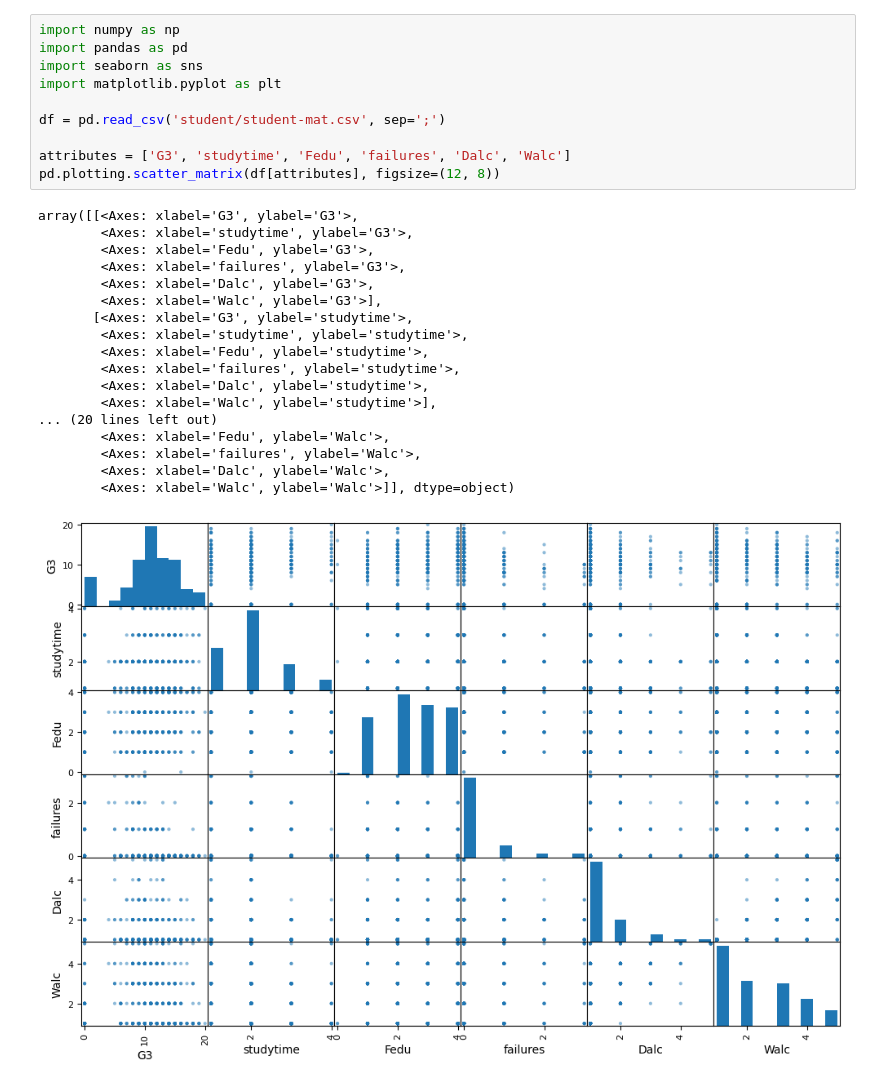
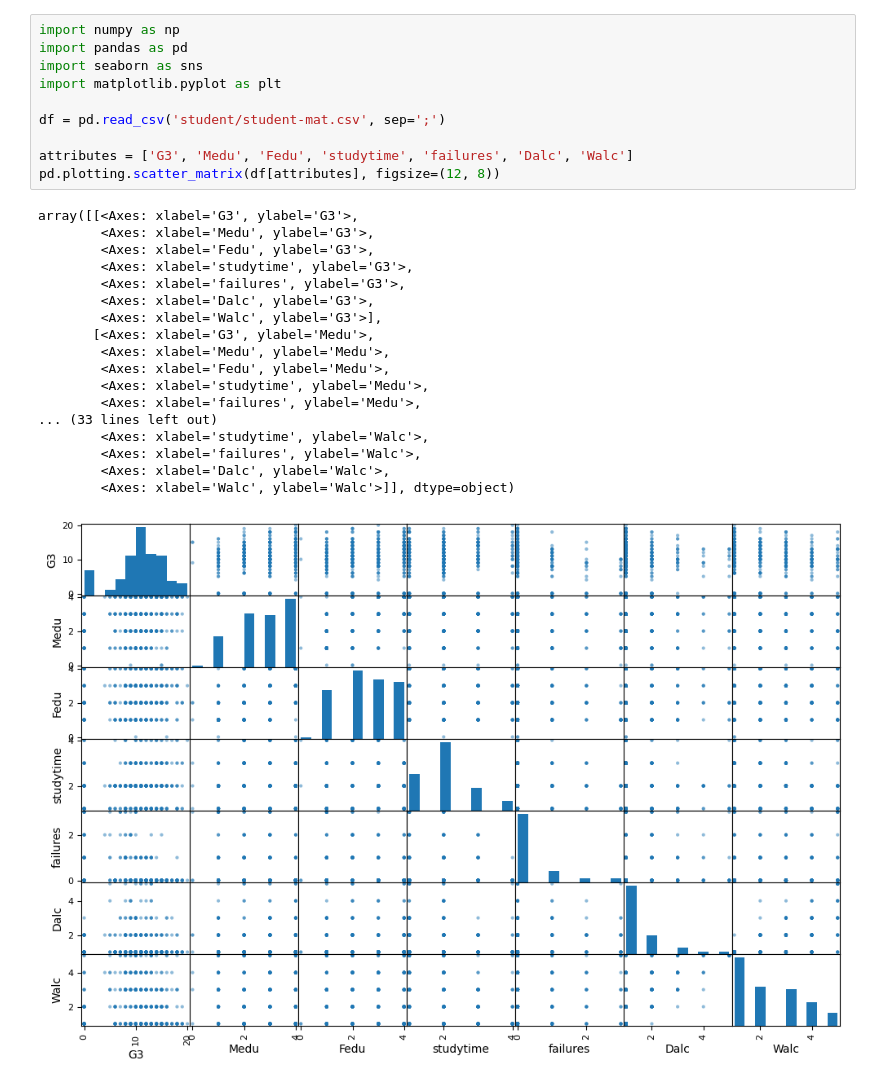
Before and after one commit to Matdrox/grade-predictor, a Jupyter notebook: test.ipynb, the cells around one changed output. Cells and saved outputs as stored; diff of their text form.

```diff
--- a/test.ipynb
+++ b/test.ipynb
@@ -1,32 +1,32 @@
 # %%
 import numpy as np
 import pandas as pd
 import seaborn as sns
 import matplotlib.pyplot as plt
 
 df = pd.read_csv('student/student-mat.csv', sep=';')
 
-attributes = ['G3', 'studytime', 'Fedu', 'failures', 'Dalc', 'Walc']
+attributes = ['G3', 'Medu', 'Fedu', 'studytime', 'failures', 'Dalc', 'Walc']
 pd.plotting.scatter_matrix(df[attributes], figsize=(12, 8))
 # %% [output]
 array([[<Axes: xlabel='G3', ylabel='G3'>,
+        <Axes: xlabel='Medu', ylabel='G3'>,
+        <Axes: xlabel='Fedu', ylabel='G3'>,
         <Axes: xlabel='studytime', ylabel='G3'>,
-        <Axes: xlabel='Fedu', ylabel='G3'>,
         <Axes: xlabel='failures', ylabel='G3'>,
         <Axes: xlabel='Dalc', ylabel='G3'>,
         <Axes: xlabel='Walc', ylabel='G3'>],
-       [<Axes: xlabel='G3', ylabel='studytime'>,
-        <Axes: xlabel='studytime', ylabel='studytime'>,
-        <Axes: xlabel='Fedu', ylabel='studytime'>,
-        <Axes: xlabel='failures', ylabel='studytime'>,
-        <Axes: xlabel='Dalc', ylabel='studytime'>,
-        <Axes: xlabel='Walc', ylabel='studytime'>],
-... (20 lines left out)
-        <Axes: xlabel='Fedu', ylabel='Walc'>,
+       [<Axes: xlabel='G3', ylabel='Medu'>,
+        <Axes: xlabel='Medu', ylabel='Medu'>,
+        <Axes: xlabel='Fedu', ylabel='Medu'>,
+        <Axes: xlabel='studytime', ylabel='Medu'>,
+        <Axes: xlabel='failures', ylabel='Medu'>,
+... (33 lines left out)
+        <Axes: xlabel='studytime', ylabel='Walc'>,
         <Axes: xlabel='failures', ylabel='Walc'>,
         <Axes: xlabel='Dalc', ylabel='Walc'>,
         <Axes: xlabel='Walc', ylabel='Walc'>]], dtype=object)
-[figure, old version]
+[figure, new version]
 # %%
 corr_matrix = df.corr()
 corr_matrix['G3'].sort_values(ascending=False)
```
Also changed, not shown: parts of 3 cells of this notebook.
